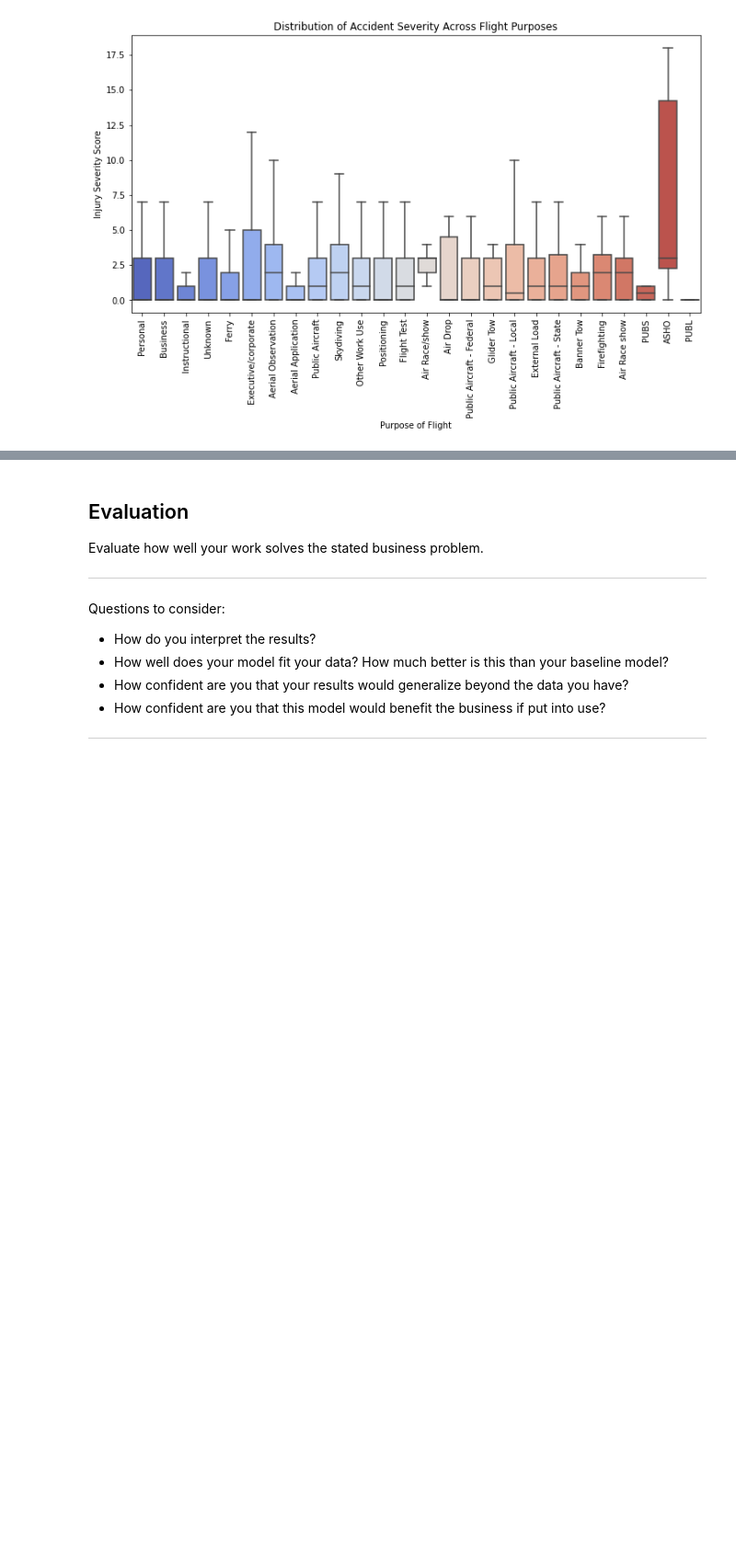
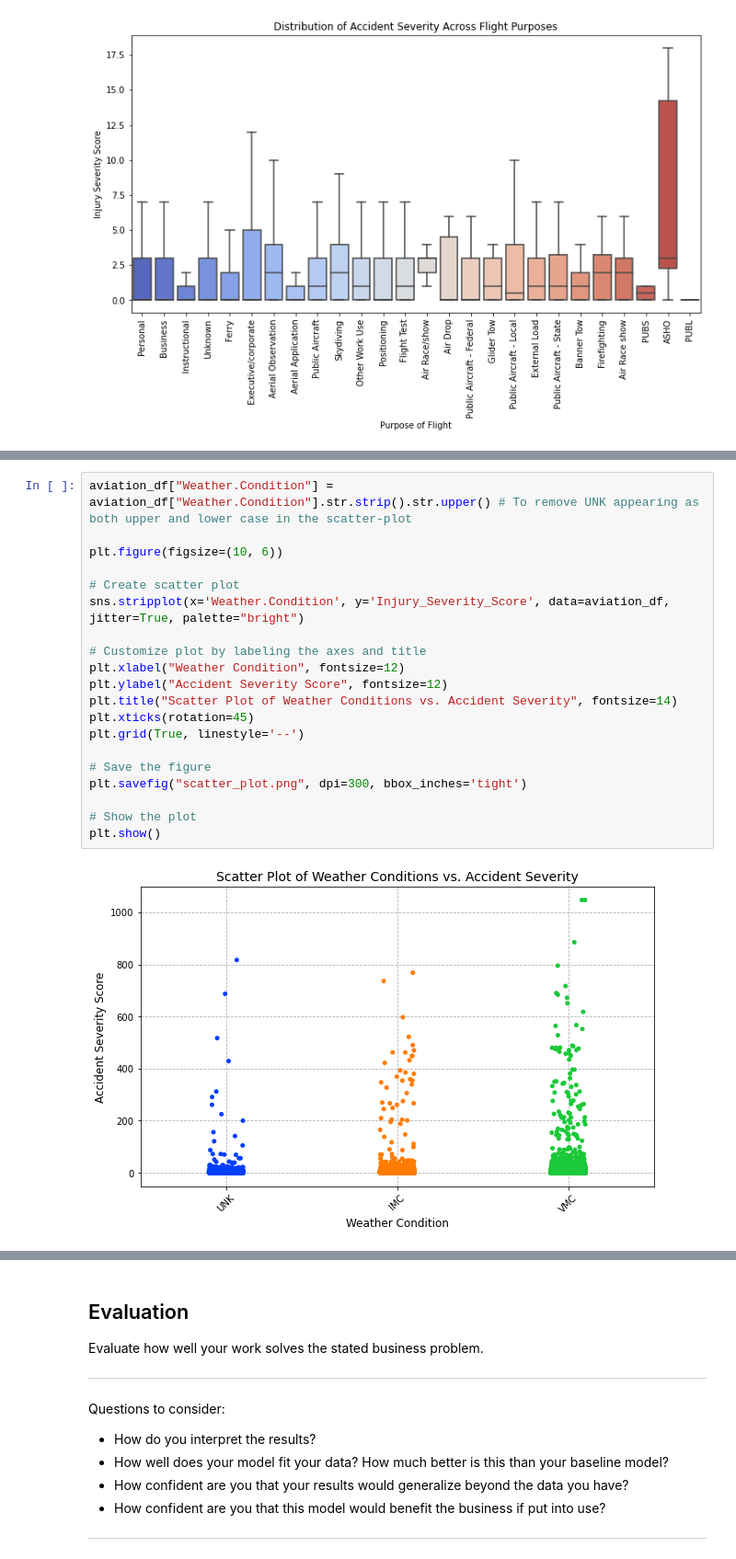
Before and after one commit to G-Money-Himself/Navigating-Aviation-Risk-for-Business-Expansion-PJ1, a Jupyter notebook: Navigating Aviation Risks for Business Expansion .ipynb, the cells around one changed output, grey strips where cells are left out. Shown at 92% size. Drawn from its saved outputs; the diff is of its cells as text; blank space fills up the shorter version.

Commit message:
Visusalized both a scatterplot and linechart

```diff
--- a/Navigating Aviation Risks for Business Expansion .ipynb
+++ b/Navigating Aviation Risks for Business Expansion .ipynb
@@ -326,0 +335,22 @@ Name: Injury_Severity_Score, dtype: float64
+# %%
+aviation_df["Weather.Condition"] = aviation_df["Weather.Condition"].str.strip().str.upper() # To remove UNK appearing as both upper and lower case in the scatter-plot
+
+plt.figure(figsize=(10, 6))
+
+# Create scatter plot
+sns.stripplot(x='Weather.Condition', y='Injury_Severity_Score', data=aviation_df, jitter=True, palette="bright")
+
+# Customize plot by labeling the axes and title
+plt.xlabel("Weather Condition", fontsize=12)
+plt.ylabel("Accident Severity Score", fontsize=12)
+plt.title("Scatter Plot of Weather Conditions vs. Accident Severity", fontsize=14)
+plt.xticks(rotation=45)
+plt.grid(True, linestyle='--')
+
+# Save the figure
+plt.savefig("scatter_plot.png", dpi=300, bbox_inches='tight')
+
+# Show the plot
+plt.show()
+# %% [output]
+[figure, added]
```
Also changed, not shown: parts of 12 cells of this notebook, 8 other files.
